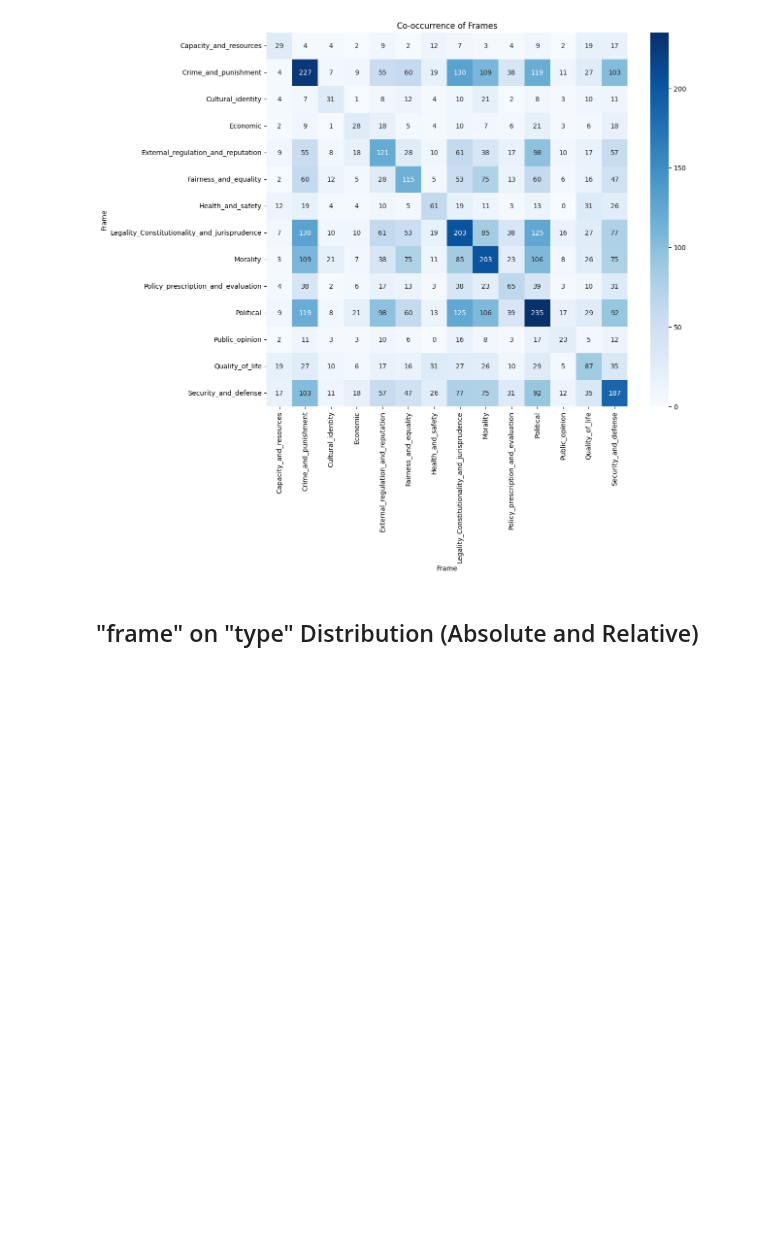
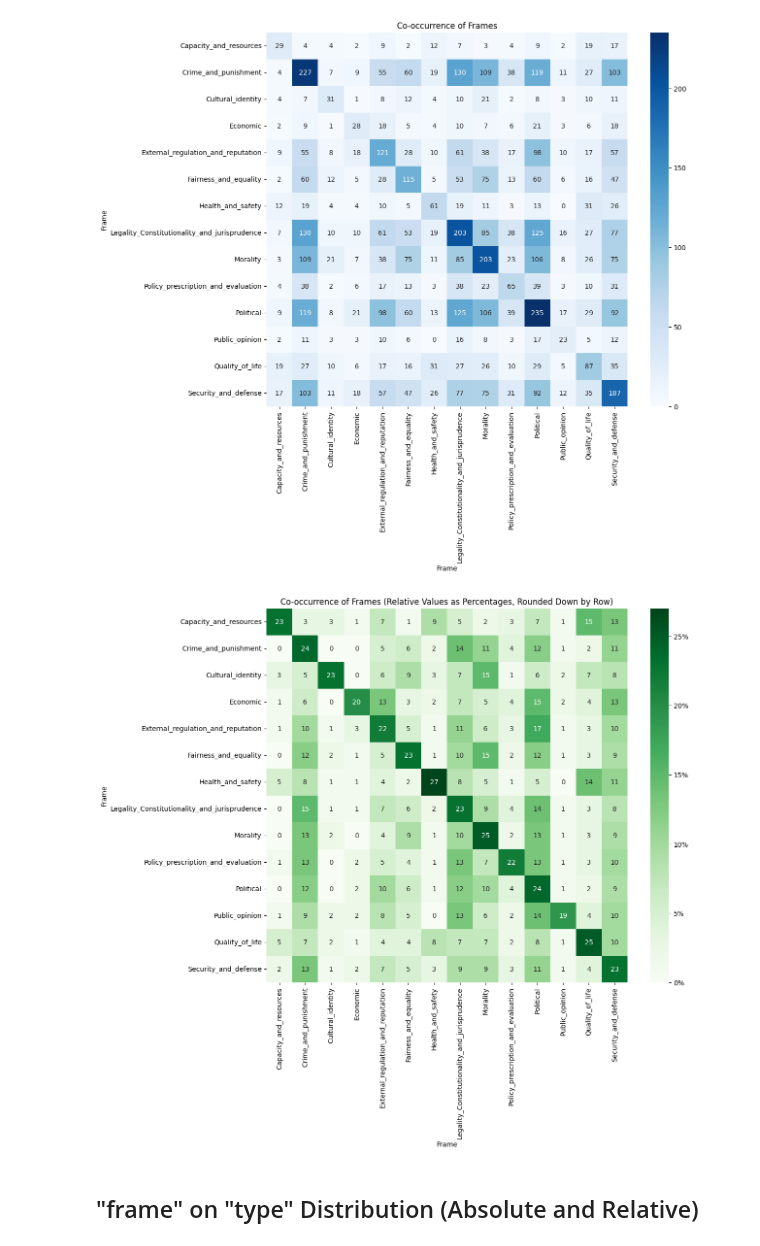
Before and after one commit to elianderlohr/muse-dlf, a Jupyter notebook: notebooks/analysis/semeval-dataset.ipynb, the cells around one changed output. Drawn from its saved outputs; the diff is of its cells as text; code cells hidden in the pictures; blank space fills up the shorter version.

```diff
--- a/notebooks/analysis/semeval-dataset.ipynb
+++ b/notebooks/analysis/semeval-dataset.ipynb
@@ -23,7 +23,7 @@ Index(['article_id', 'article_text', 'type', 'Capacity_and_resources',
 
 df = df_sentence.groupby('article_id').agg({
     'article_id': 'first',
-    'article_text': ' '.join,
+    'text': ' '.join,
     'type': 'first',
     'Capacity_and_resources': 'first',
        'Crime_and_punishment': 'first', 'Cultural_identity': 'first', 'Economic': 'first',
@@ -108,6 +108,27 @@ plt.xlabel('Frame')
 plt.show()
 # %% [output]
 [figure]
+# %%
+import numpy as np
+
+# Selecting only the frames columns
+frames_df = df.iloc[:, 3:]
+
+# Creating a co-occurrence matrix
+co_occurrence_matrix = frames_df.T.dot(frames_df)
+
+# Normalize the co-occurrence matrix to relative values by rows
+co_occurrence_relative_by_row = co_occurrence_matrix.div(co_occurrence_matrix.sum(axis=1), axis=0)
+
+# Plotting the heatmap with relative values as percentages rounded down
+plt.figure(figsize=(12, 10))
+sns.heatmap(np.floor(co_occurrence_relative_by_row * 100), annot=True, fmt=".0f", cmap="Greens", cbar_kws={'format': '%.0f%%'})
+plt.title('Co-occurrence of Frames (Relative Values as Percentages, Rounded Down by Row)')
+plt.ylabel('Frame')
+plt.xlabel('Frame')
+plt.show()
+# %% [output]
+[figure, added]
 # %% [markdown]
 ## "frame" on "type" Distribution (Absolute and Relative)
 # %%
```
Also changed, not shown: parts of 2 cells of this notebook.
